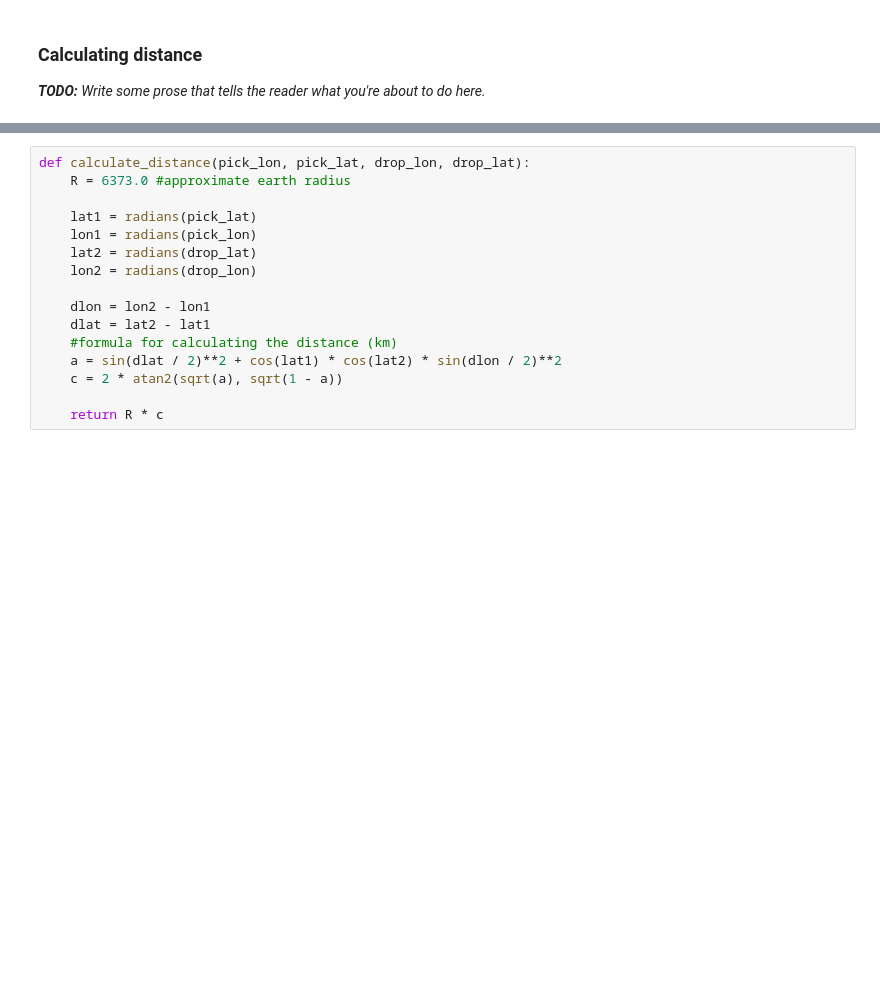
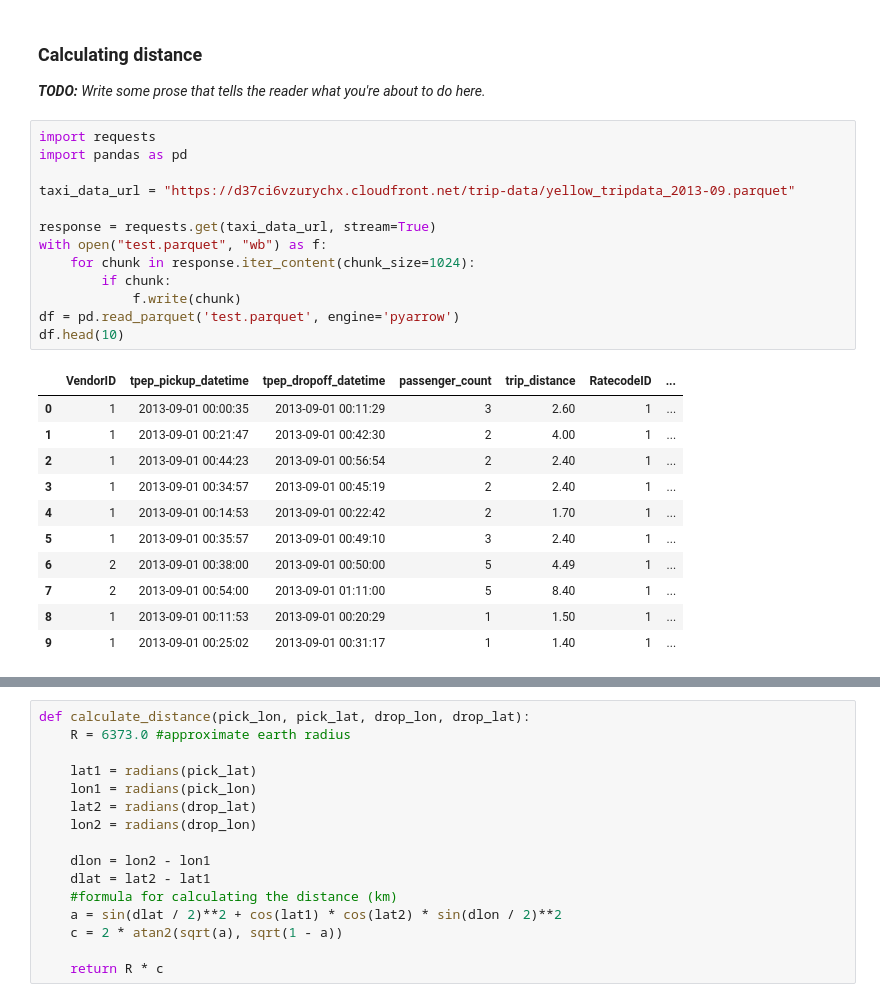
Before and after one commit to WeijianShi/4501-Project, a Jupyter notebook: Project Scaffolding.ipynb, the cells around one changed output, grey strips where cells are left out. Cells and saved outputs as stored; diff of their text form; blank space fills up the shorter version.

```diff
--- a/Project Scaffolding.ipynb
+++ b/Project Scaffolding.ipynb
@@ -79,6 +79,31 @@ _A checklist of requirements to keep you on track. Remove this whole cell before
 # %% [markdown]
 ### Calculating distance
 _**TODO:** Write some prose that tells the reader what you're about to do here._
+# %%
+import requests
+import pandas as pd
+
+taxi_data_url = "https://d37ci6vzurychx.cloudfront.net/trip-data/yellow_tripdata_2013-09.parquet"
+
+response = requests.get(taxi_data_url, stream=True)
+with open("test.parquet", "wb") as f:
+    for chunk in response.iter_content(chunk_size=1024):
+        if chunk:
+            f.write(chunk)
+df = pd.read_parquet('test.parquet', engine='pyarrow')
+df.head(10)
+# %% [output]
+|  | VendorID | tpep_pickup_datetime | tpep_dropoff_datetime | passenger_count | trip_distance | RatecodeID | ... |
+| 0 | 1 | 2013-09-01 00:00:35 | 2013-09-01 00:11:29 | 3 | 2.60 | 1 | ... |
+| 1 | 1 | 2013-09-01 00:21:47 | 2013-09-01 00:42:30 | 2 | 4.00 | 1 | ... |
+| 2 | 1 | 2013-09-01 00:44:23 | 2013-09-01 00:56:54 | 2 | 2.40 | 1 | ... |
+| 3 | 1 | 2013-09-01 00:34:57 | 2013-09-01 00:45:19 | 2 | 2.40 | 1 | ... |
+| 4 | 1 | 2013-09-01 00:14:53 | 2013-09-01 00:22:42 | 2 | 1.70 | 1 | ... |
+| 5 | 1 | 2013-09-01 00:35:57 | 2013-09-01 00:49:10 | 3 | 2.40 | 1 | ... |
+| 6 | 2 | 2013-09-01 00:38:00 | 2013-09-01 00:50:00 | 5 | 4.49 | 1 | ... |
+| 7 | 2 | 2013-09-01 00:54:00 | 2013-09-01 01:11:00 | 5 | 8.40 | 1 | ... |
+| 8 | 1 | 2013-09-01 00:11:53 | 2013-09-01 00:20:29 | 1 | 1.50 | 1 | ... |
+| 9 | 1 | 2013-09-01 00:25:02 | 2013-09-01 00:31:17 | 1 | 1.40 | 1 | ... |
 # %%
 def SHP_prepare(SHP):
     SHP['PULocationID'] = SHP['LocationID']
```
Also changed, not shown: parts of 4 cells of this notebook.
